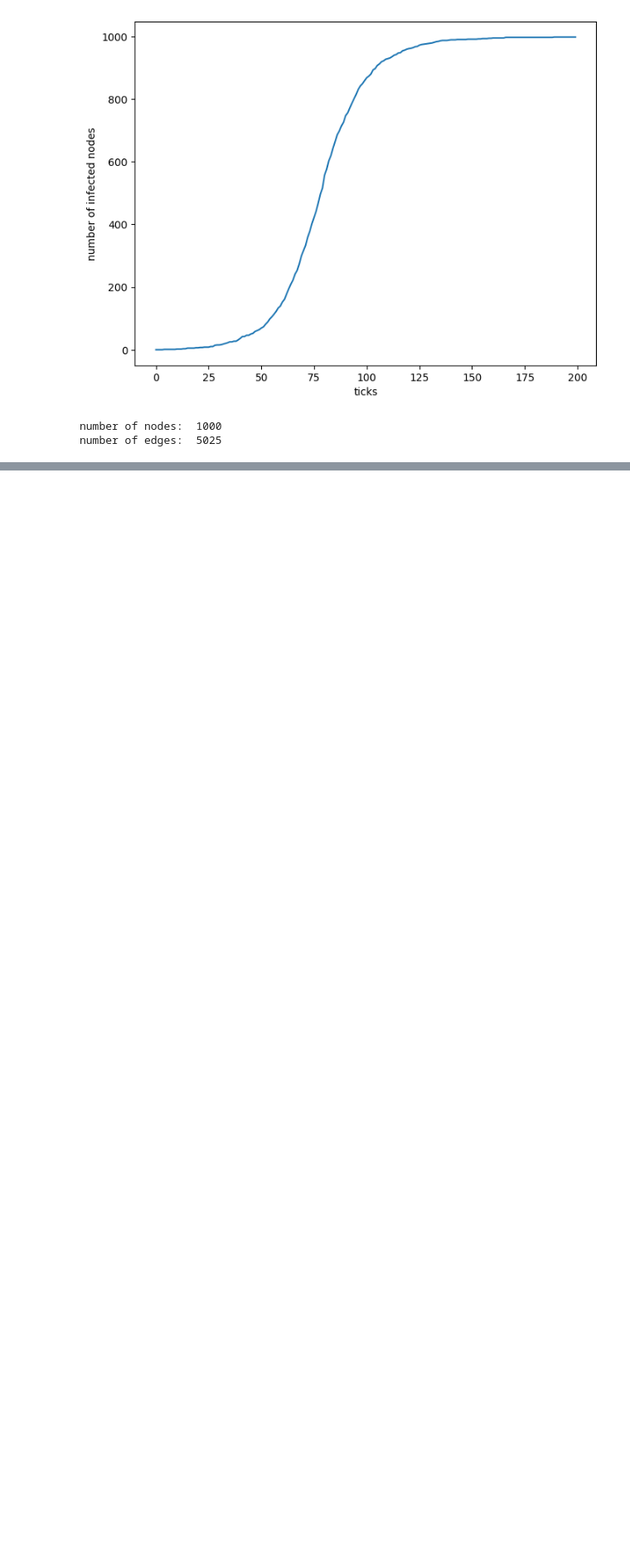
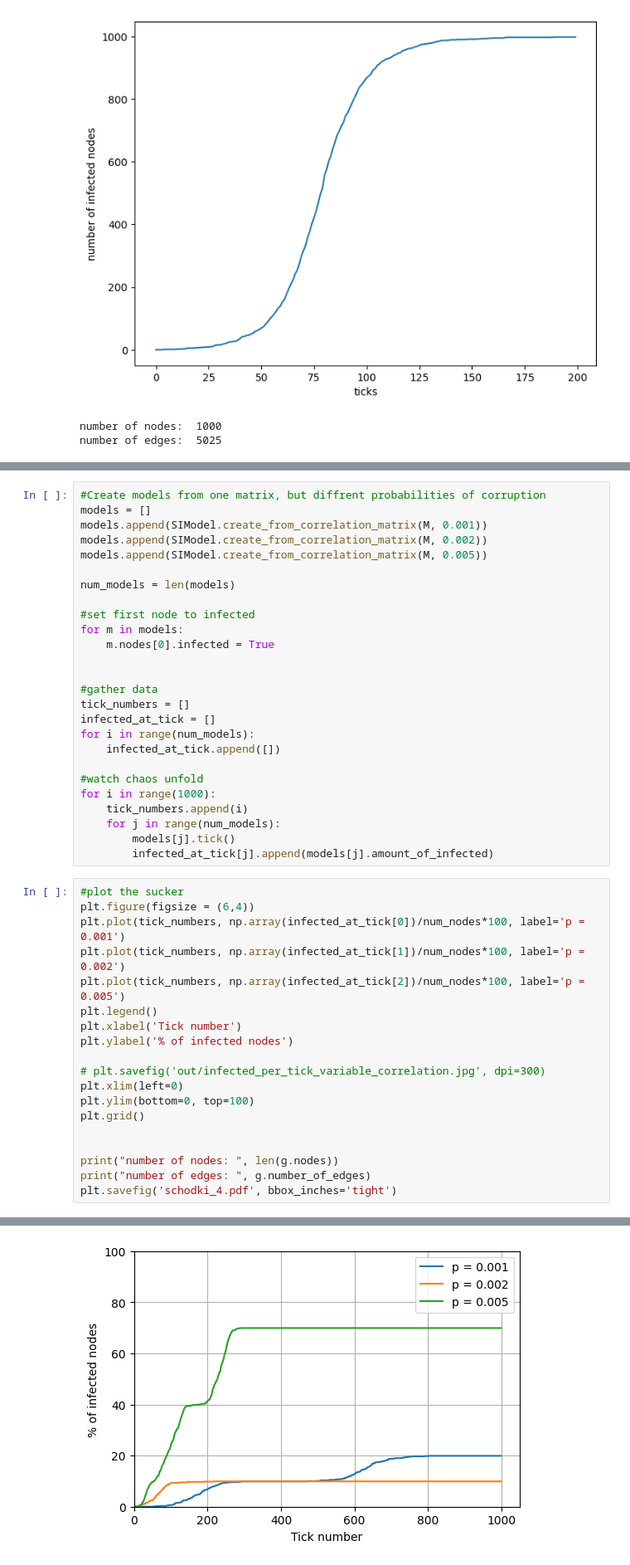
Before and after one commit to ficnawode/SI-model-sim, a Jupyter notebook: graph.ipynb, the cells around one changed output, grey strips where cells are left out. Shown at 83% size. Drawn from its saved outputs; the diff is of its cells as text; blank space fills up the shorter version.

```diff
--- a/graph.ipynb
+++ b/graph.ipynb
@@ -202,0 +243,46 @@ print("number of edges: ", g.number_of_edges)
+# %%
+#Create models from one matrix, but diffrent probabilities of corruption
+models = []
+models.append(SIModel.create_from_correlation_matrix(M, 0.001))
+models.append(SIModel.create_from_correlation_matrix(M, 0.002))
+models.append(SIModel.create_from_correlation_matrix(M, 0.005))
+
+num_models = len(models)
+
+#set first node to infected
+for m in models:
+    m.nodes[0].infected = True
+
+
+#gather data
+tick_numbers = []
+infected_at_tick = []
+for i in range(num_models):
+    infected_at_tick.append([])
+
+#watch chaos unfold
+for i in range(1000):
+    tick_numbers.append(i)
+    for j in range(num_models):
+        models[j].tick()
+        infected_at_tick[j].append(models[j].amount_of_infected)
+# %%
+#plot the sucker
+plt.figure(figsize = (6,4))
+plt.plot(tick_numbers, np.array(infected_at_tick[0])/num_nodes*100, label='p = 0.001')
+plt.plot(tick_numbers, np.array(infected_at_tick[1])/num_nodes*100, label='p = 0.002')
+plt.plot(tick_numbers, np.array(infected_at_tick[2])/num_nodes*100, label='p = 0.005')
+plt.legend()
+plt.xlabel('Tick number')
+plt.ylabel('% of infected nodes')
+
+# plt.savefig('out/infected_per_tick_variable_correlation.jpg', dpi=300)
+plt.xlim(left=0)
+plt.ylim(bottom=0, top=100)
+plt.grid()
+
+
+print("number of nodes: ", len(g.nodes))
+print("number of edges: ", g.number_of_edges)
+plt.savefig('schodki_4.pdf', bbox_inches='tight')
+# %% [output]
@@ -202,0 +291 @@ print("number of edges: ", g.number_of_edges)
+[figure, added]
```
Also changed, not shown: parts of 3 cells of this notebook, 1 other file.
